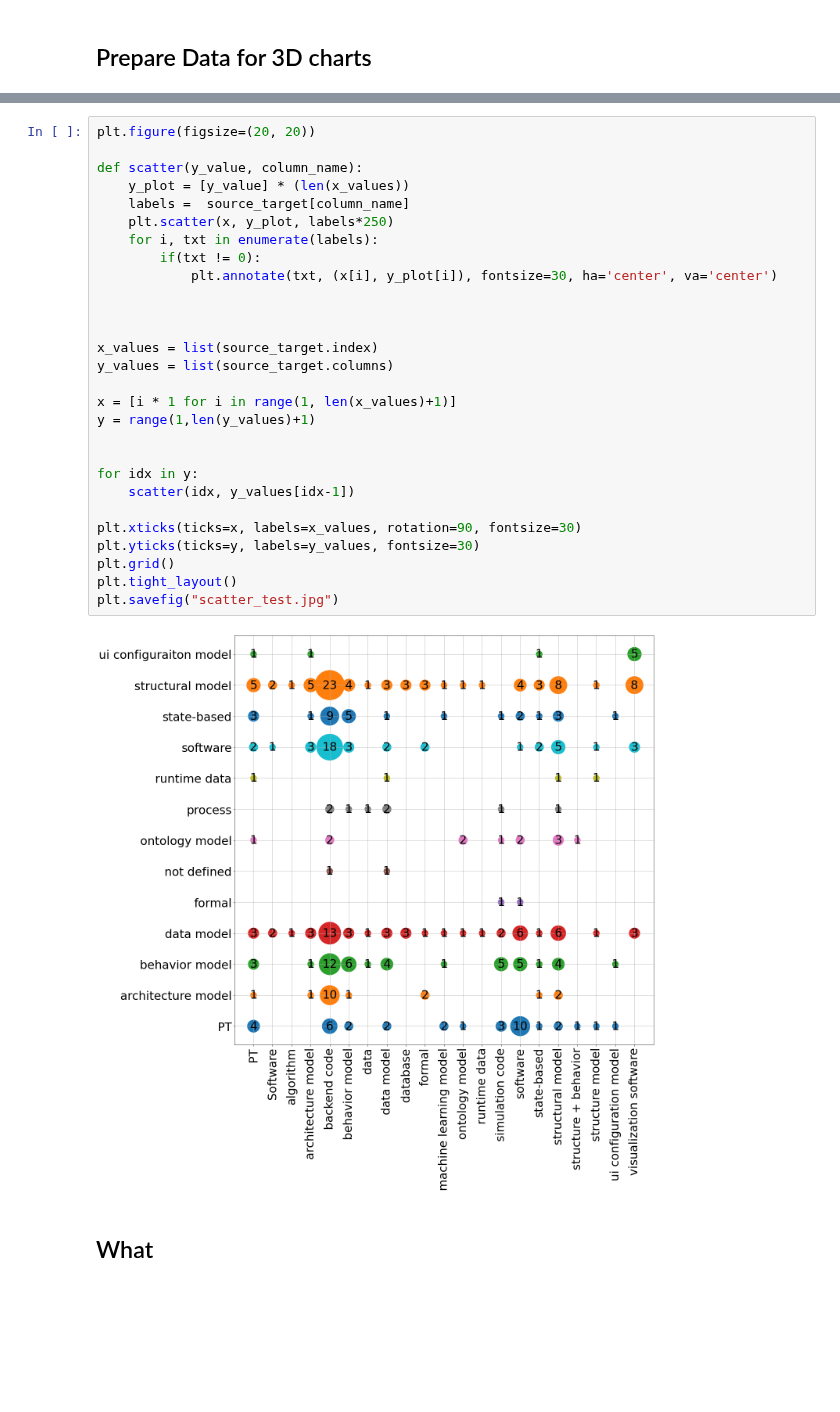
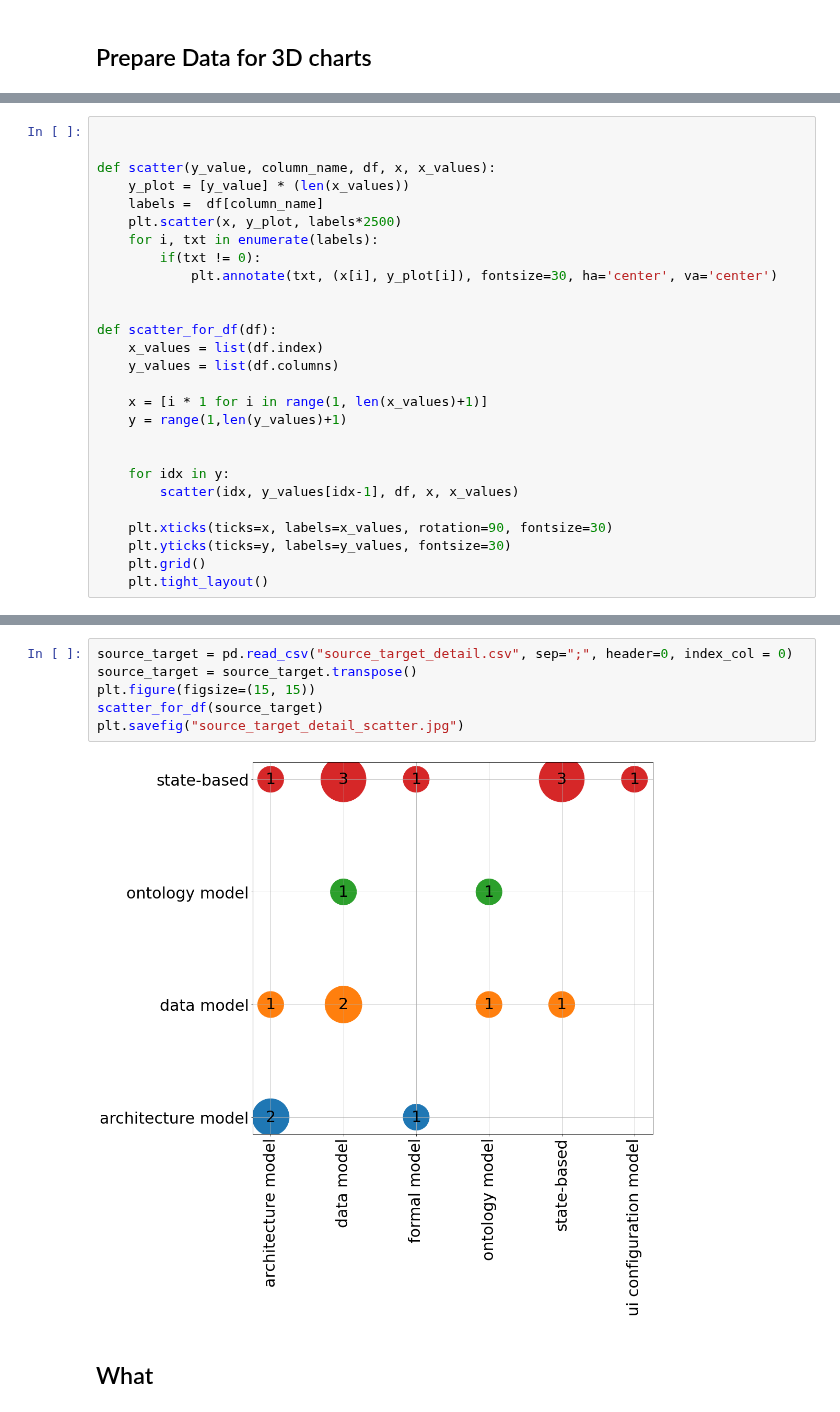
Before and after one commit to cdl-mint/mde4dts, a Jupyter notebook: visualizations_daniel.ipynb, the cells around one changed output, grey strips where cells are left out. Cells and saved outputs as stored; diff of their text form; blank space fills up the shorter version.

```diff
--- a/visualizations_daniel.ipynb
+++ b/visualizations_daniel.ipynb
@@ -90 +94,28 @@ KeyError: 'target category 1'
+# %%
+
+
+def scatter(y_value, column_name, df, x, x_values):
+    y_plot = [y_value] * (len(x_values))
+    labels =  df[column_name]
+    plt.scatter(x, y_plot, labels*2500)
+    for i, txt in enumerate(labels):
+        if(txt != 0):
+            plt.annotate(txt, (x[i], y_plot[i]), fontsize=30, ha='center', va='center')
+
+
+def scatter_for_df(df):
+    x_values = list(df.index)
+    y_values = list(df.columns)
+
+    x = [i * 1 for i in range(1, len(x_values)+1)]
+    y = range(1,len(y_values)+1)
+
+
+    for idx in y:
+        scatter(idx, y_values[idx-1], df, x, x_values)
+
+    plt.xticks(ticks=x, labels=x_values, rotation=90, fontsize=30)
+    plt.yticks(ticks=y, labels=y_values, fontsize=30)
+    plt.grid()
+    plt.tight_layout()
 # %%
@@ -112,33 +127,11 @@ source_target
-# %%
-plt.figure(figsize=(20, 20))
-
-def scatter(y_value, column_name):
-    y_plot = [y_value] * (len(x_values))
-    labels =  source_target[column_name]
-    plt.scatter(x, y_plot, labels*250)
-    for i, txt in enumerate(labels):
-        if(txt != 0):
-            plt.annotate(txt, (x[i], y_plot[i]), fontsize=30, ha='center', va='center')
-
-
-
-x_values = list(source_target.index)
-y_values = list(source_target.columns)
-
-x = [i * 1 for i in range(1, len(x_values)+1)]
-y = range(1,len(y_values)+1)
-
-
-for idx in y:
-    scatter(idx, y_values[idx-1])
-
-plt.xticks(ticks=x, labels=x_values, rotation=90, fontsize=30)
-plt.yticks(ticks=y, labels=y_values, fontsize=30)
-plt.grid()
-plt.tight_layout()
-plt.savefig("scatter_test.jpg")
-# %% [output]
-[figure, removed]
+# %%
+source_target = pd.read_csv("source_target_detail.csv", sep=";", header=0, index_col = 0)
+source_target = source_target.transpose()
+plt.figure(figsize=(15, 15))
+scatter_for_df(source_target)
+plt.savefig("source_target_detail_scatter.jpg")
+# %% [output]
+[figure, added]
 # %% [markdown]
 ## What
 # %%
```
Also changed, not shown: parts of 2 cells of this notebook, 11 other files.
